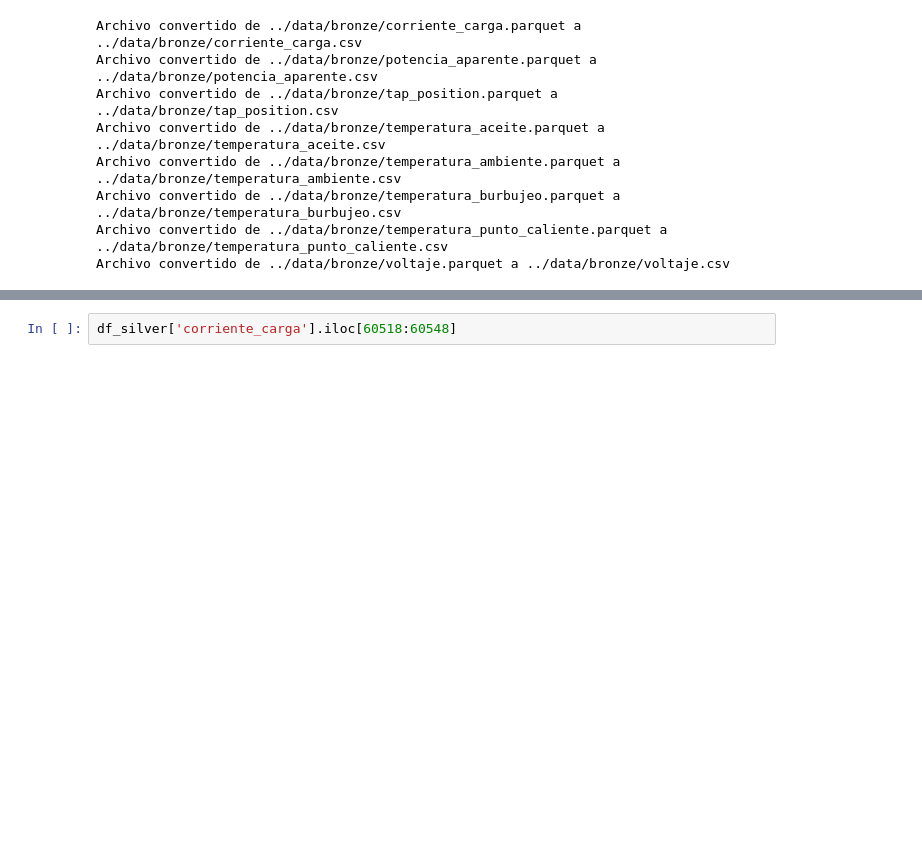
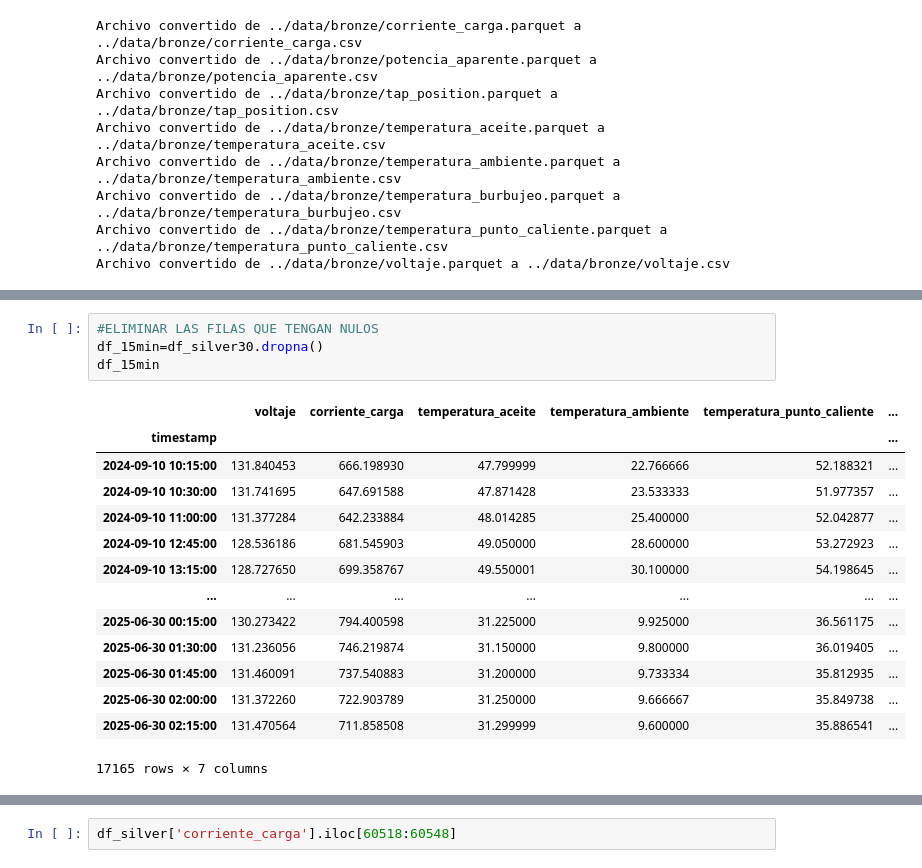
Before and after one commit to dannnmr/etl-predictivo, a Jupyter notebook: notebooks/transformacion.ipynb, the cells around one changed output, grey strips where cells are left out. Drawn from its saved outputs; the diff is of its cells as text; blank space fills up the shorter version.

```diff
--- a/notebooks/transformacion.ipynb
+++ b/notebooks/transformacion.ipynb
@@ -212,0 +281,19 @@ tamoooo 11864
+# %%
+#ELIMINAR LAS FILAS QUE TENGAN NULOS
+df_15min=df_silver30.dropna()
+df_15min
+# %% [output]
+|  | voltaje | corriente_carga | temperatura_aceite | temperatura_ambiente | temperatura_punto_caliente | ... |
+| timestamp |  |  |  |  |  | ... |
+| 2024-09-10 10:15:00 | 131.840453 | 666.198930 | 47.799999 | 22.766666 | 52.188321 | ... |
+| 2024-09-10 10:30:00 | 131.741695 | 647.691588 | 47.871428 | 23.533333 | 51.977357 | ... |
+| 2024-09-10 11:00:00 | 131.377284 | 642.233884 | 48.014285 | 25.400000 | 52.042877 | ... |
+| 2024-09-10 12:45:00 | 128.536186 | 681.545903 | 49.050000 | 28.600000 | 53.272923 | ... |
+| 2024-09-10 13:15:00 | 128.727650 | 699.358767 | 49.550001 | 30.100000 | 54.198645 | ... |
+| ... | ... | ... | ... | ... | ... | ... |
+| 2025-06-30 00:15:00 | 130.273422 | 794.400598 | 31.225000 | 9.925000 | 36.561175 | ... |
+| 2025-06-30 01:30:00 | 131.236056 | 746.219874 | 31.150000 | 9.800000 | 36.019405 | ... |
+| 2025-06-30 01:45:00 | 131.460091 | 737.540883 | 31.200000 | 9.733334 | 35.812935 | ... |
+| 2025-06-30 02:00:00 | 131.372260 | 722.903789 | 31.250000 | 9.666667 | 35.849738 | ... |
+| 2025-06-30 02:15:00 | 131.470564 | 711.858508 | 31.299999 | 9.600000 | 35.886541 | ... |
+17165 rows × 7 columns
```
Also changed, not shown: parts of 18 cells of this notebook, 3 other files.
